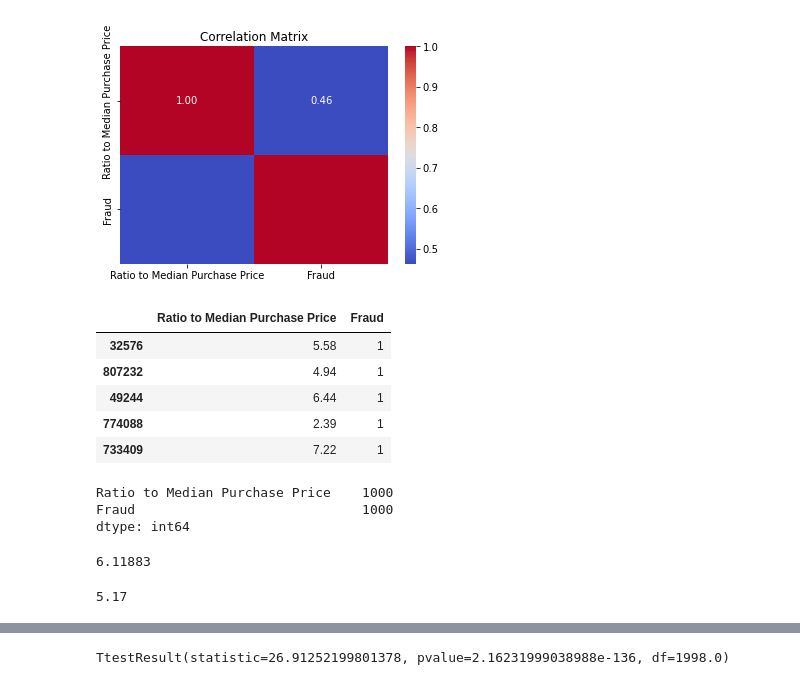
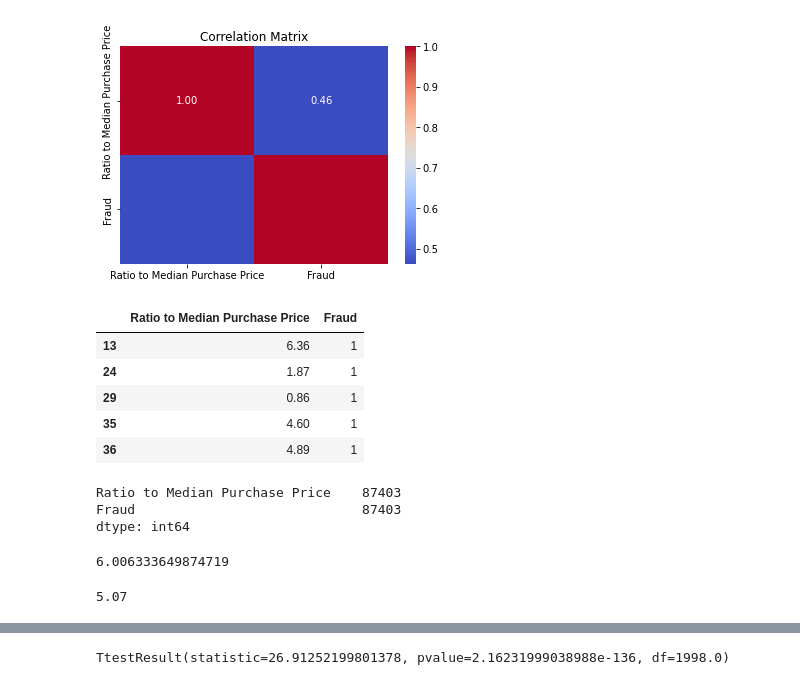
Before and after one commit to killerpennywise/project-1, a Jupyter notebook: main/median_purchase_price.ipynb, the cells around one changed output, grey strips where cells are left out. Cells and saved outputs as stored; diff of their text form; code cells hidden in the pictures.

Commit message:
Added readme file and updated median purchase price notebook

```diff
--- a/main/median_purchase_price.ipynb
+++ b/main/median_purchase_price.ipynb
@@ -95,32 +104,32 @@ plt.show()
 # %%
 # Filter rows where Fraud is 1
 fraudulant_df = median_price_df[median_price_df['Fraud'] == 1]
-fraudulant_df = fraudulant_df.sample(n=1000,random_state=5)
+#fraudulant_df = fraudulant_df.sample(n=1000,random_state=5)
 fraudulant_df.head()
 # %% [output]
 |  | Ratio to Median Purchase Price | Fraud |
-| 32576 | 5.58 | 1 |
-| 807232 | 4.94 | 1 |
-| 49244 | 6.44 | 1 |
-| 774088 | 2.39 | 1 |
-| 733409 | 7.22 | 1 |
+| 13 | 6.36 | 1 |
+| 24 | 1.87 | 1 |
+| 29 | 0.86 | 1 |
+| 35 | 4.60 | 1 |
+| 36 | 4.89 | 1 |
 # %%
 # Count of Fraudulant transactions
 fraudulant_df.count()
 # %% [output]
-Ratio to Median Purchase Price    1000
-Fraud                             1000
+Ratio to Median Purchase Price    87403
+Fraud                             87403
 dtype: int64
 # %%
 # Average Ratio Median Purchase Price
 fraudulant_df['Ratio to Median Purchase Price'].mean()
 # %% [output]
-6.11883
+6.006333649874719
 # %%
 # Get median of the Ratio to Median Purchase Price column for fraudulant transactions
 np.median(fraudulant_df['Ratio to Median Purchase Price'])
 # %% [output]
-5.17
+5.07
 # %%
 # Get min and max of Ratio to Median Purchase Price column
 display(fraudulant_df.max())
```
Also changed, not shown: parts of 12 cells of this notebook, 2 other files.
